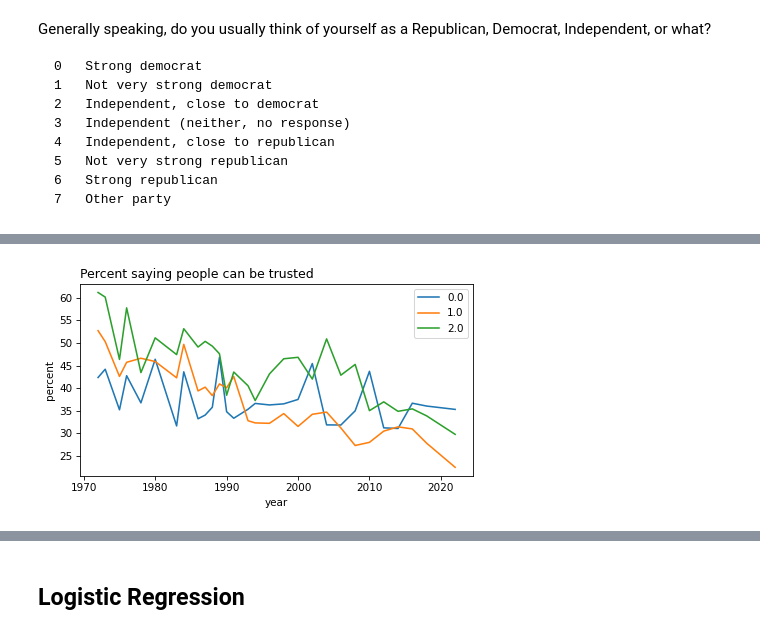
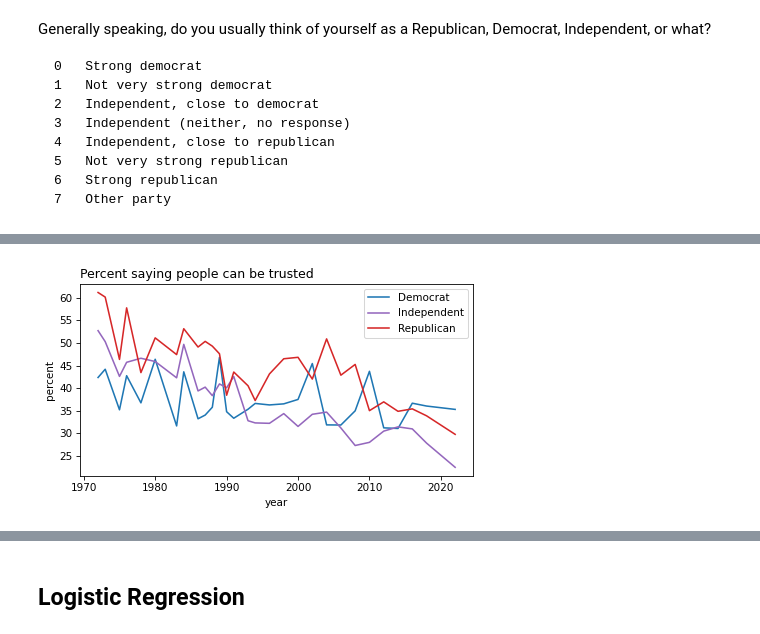
Before and after one commit to AllenDowney/SurveyDataPyMC, a Jupyter notebook: notebooks/01_logistic_regression.ipynb, the cells around one changed output, grey strips where cells are left out. Saved outputs shown, nothing was run; the diff lists cells and outputs as text; code cells hidden in the pictures.

```diff
--- a/notebooks/01_logistic_regression.ipynb
+++ b/notebooks/01_logistic_regression.ipynb
@@ -211,3 +206,13 @@ value_counts(gss["partyid3"])
 | 2.0 | 18338 |
 | NaN | 1908 |
 [interactive output not drawn]
+# %%
+party_names = {
+    0: "Democrat",
+    1: "Independent",
+    2: "Republican",
+}
+
+table = (
+    gss.pivot_table(index="year", columns="partyid3", values="y", aggfunc="mean") * 100
+).rename(columns=party_names)
@@ -214,11 +221,9 @@ value_counts(gss["partyid3"])
 # %%
-table = (
-    gss.pivot_table(index="year", columns="partyid3", values="y", aggfunc="mean") * 100
-)
-table.plot()
+colors = ["C0", "C4", "C3"]
+table.plot(color=colors)
 decorate(ylabel="percent", title="Percent saying people can be trusted")
 # %% [output]
-[figure, old version]
+[figure, new version]
 [interactive output not drawn]
 # %% [markdown]
 ## Logistic Regression
```
Also changed, not shown: parts of 41 cells of this notebook, 1 other file.
